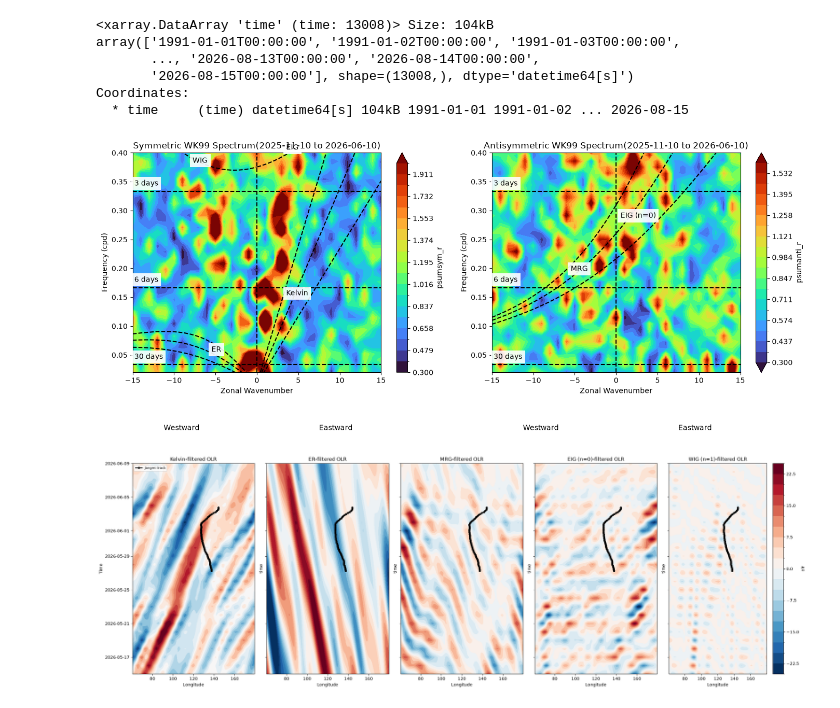
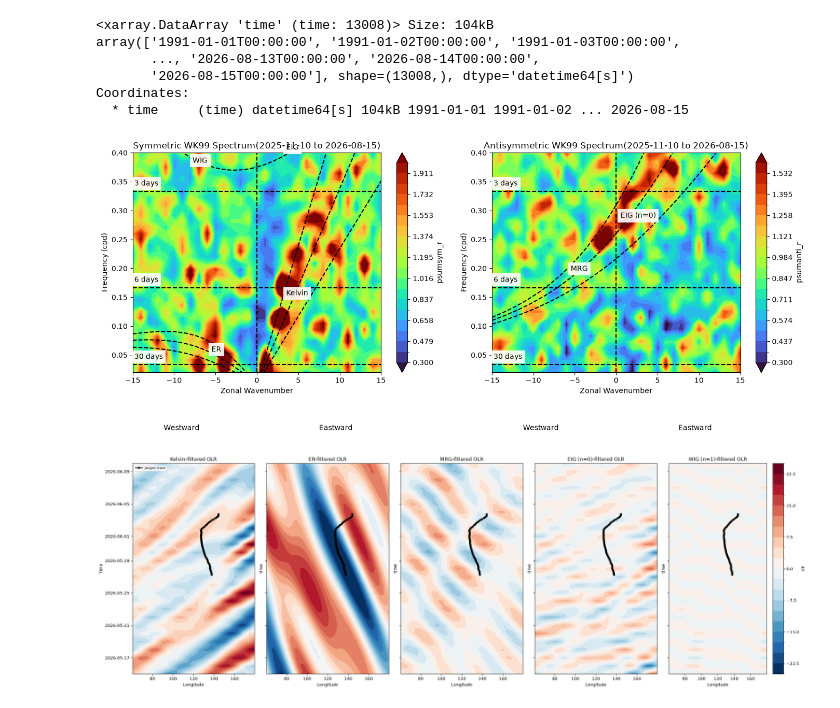
Before and after one commit to Mani-Blaze/Project_cyclone_jangmi, a Jupyter notebook: Code/ccew_jag.ipynb, the cells around one changed output. Saved outputs shown, nothing was run; the diff lists cells and outputs as text; code cells hidden in the pictures.

```diff
--- a/Code/ccew_jag.ipynb
+++ b/Code/ccew_jag.ipynb
@@ -9,14 +9,14 @@ import matplotlib.pyplot as plt
 ###Plotting WK99
 
 #data in wrong format
-ds=xr.open_dataset(r"C:\Users\norna\Downloads\olr.cbo-1deg.day.anom_2.nc", decode_times=False)
+ds=xr.open_dataset(r"C:\Users\norna\Downloads\olr.cbo-1deg.day.anom_2.nc",decode_times=False)
 time_values=ds['time'].values
 valid_mask=(time_values >= 0)&(time_values < 1e10)
 ds=ds.isel(time=valid_mask)
 time_actual=pd.to_datetime(ds['time'].values,unit='h',origin='1800-01-01')
 ds=ds.assign_coords(time=time_actual)
 print(ds['olr']['time'])
-data=ds['olr'].sel(time=slice('2025-11-10','2026-06-10')).sel(lat=slice(15,-15),lon=slice(60,180))
+data=ds['olr'].sel(time=slice('2025-11-10','2026-08-15')).sel(lat=slice(30,-15))
 data=data.interpolate_na(dim="time",method="linear").ffill(dim="time").bfill(dim="time")
 
 
@@ -26,38 +26,38 @@ SKIP=60
 #easyclimate error fix
 n_segs=(NT-SEG)//(SEG-SKIP)+1
 NT_use=SEG+(n_segs-1)*(SEG-SKIP)
-data_spectrum=data.isel(time=slice(0, NT_use))
+data_spectrum=data.sel(lat=slice(15,-15)).isel(time=slice(0, NT_use))
 
 
 olr_cleaned=ecl.field.equatorial_wave.wk_spectra.remove_dominant_signals(data_spectrum,1,96,60)
 decomposed_data=ecl.field.equatorial_wave.wk_spectra.decompose_symasym(olr_cleaned,lat_dim="lat")
 spectral_result=ecl.field.equatorial_wave.wk_spectra.calc_spectral_coefficients(decomposed_data,1,96,60)
 
 fig,(ax1,ax2)=plt.subplots(1,2,figsize=(14,6))
 #sym
 spectral_result["psumsym_r"].plot.contourf(ax=ax1,x="k",y="freq",cmap="turbo",levels=np.linspace(0.3,2,20))
 ecl.field.equatorial_wave.wk_spectra.draw_wk_sym_analysis(max_freq=0.4,max_wn=15,ax=ax1)
-ax1.set_title("Symmetric WK99 Spectrum(2025-11-10 to 2026-06-10)")
+ax1.set_title("Symmetric WK99 Spectrum(2025-11-10 to 2026-08-15)")
 ax1.set_xlabel("Zonal Wavenumber")
 ax1.set_ylabel("Frequency (cpd)")
 
 #anti
 spectral_result["psumanti_r"].plot.contourf(ax=ax2,x="k",y="freq",cmap="turbo",levels=np.linspace(0.3,1.6,20))
 ecl.field.equatorial_wave.wk_spectra.draw_wk_anti_analysis(max_freq=0.4,max_wn=15,ax=ax2)
-ax2.set_title("Antisymmetric WK99 Spectrum(2025-11-10 to 2026-06-10)")
+ax2.set_title("Antisymmetric WK99 Spectrum(2025-11-10 to 2026-08-15)")
 ax2.set_xlabel("Zonal Wavenumber")
 ax2.set_ylabel("Frequency (cpd)")
 
 plt.tight_layout()
 plt.show()
 # %% [output]
 <xarray.DataArray 'time' (time: 13008)> Size: 104kB
 array(['1991-01-01T00:00:00', '1991-01-02T00:00:00', '1991-01-03T00:00:00',
        ..., '2026-08-13T00:00:00', '2026-08-14T00:00:00',
        '2026-08-15T00:00:00'], shape=(13008,), dtype='datetime64[s]')
 Coordinates:
   * time     (time) datetime64[s] 104kB 1991-01-01 1991-01-02 ... 2026-08-15
-[figure, old version]
+[figure, new version]
 # %%
 ###CCEW Hovmollers with Jangmi track overlaid
 import matplotlib.dates as mdates
@@ -161,7 +161,7 @@ jangmi_track['lon']=jangmi_track['lon'].astype(float)
 
 ##Hovmoller
 
-lat_band = slice(20,5)
+lat_band=slice(20,5)
 wave_fields={"Kelvin":k_fil,"ER":er_fil,"MRG":m_fil,"EIG (n=0)":eig_fil,"WIG (n=1)":w_fil}
 
 hov_window=slice("2026-05-15","2026-06-10")  #for genesis
@@ -169,7 +169,7 @@ hov_window=slice("2026-05-15","2026-06-10")  #for genesis
 fig,axes=plt.subplots(1,5,figsize=(24,8),sharey=True)
 
 for ax,(name,field) in zip(axes,wave_fields.items()):
-    hov=field.sel(lat=lat_band).mean(dim="lat").sel(time=hov_window)
+    hov=field.sel(lat=lat_band).mean(dim="lat").sel(time=hov_window).sel(lon=slice(60,180))
     hov.plot.contourf(ax=ax,x="lon",y="time",cmap="RdBu_r",levels=np.linspace(-25, 25, 21),add_colorbar=(name=="WIG (n=1)"))
     ax.plot(jangmi_track["lon"],jangmi_track["time"],color="black",marker="o",linewidth=2,markersize=4,label="Jangmi track")
     ax.set_title(f"{name}-filtered OLR")
@@ -181,5 +181,5 @@ for ax,(name,field) in zip(axes,wave_fields.items()):
 plt.tight_layout()
 plt.show()
 # %% [output]
-[figure, old version]
+[figure, new version]
 # %%
```
Also changed, not shown: parts of 8 cells of this notebook.
